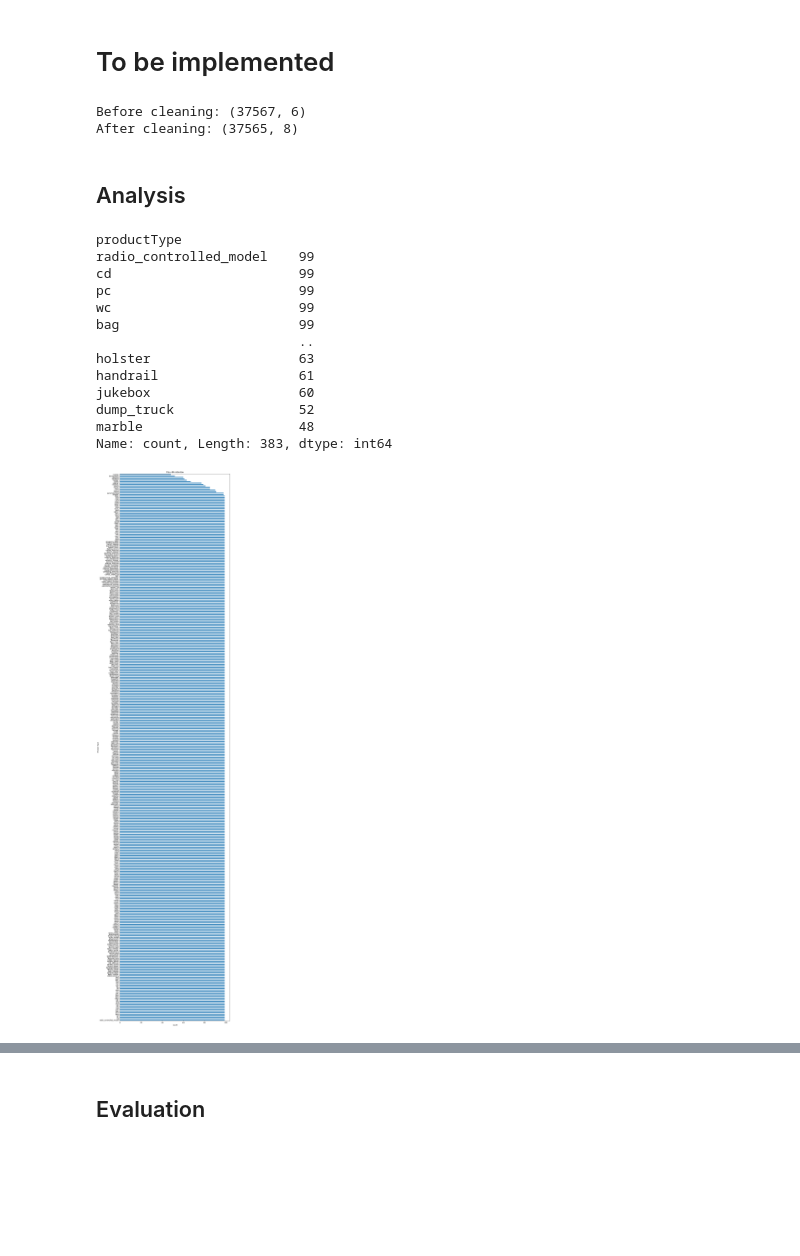
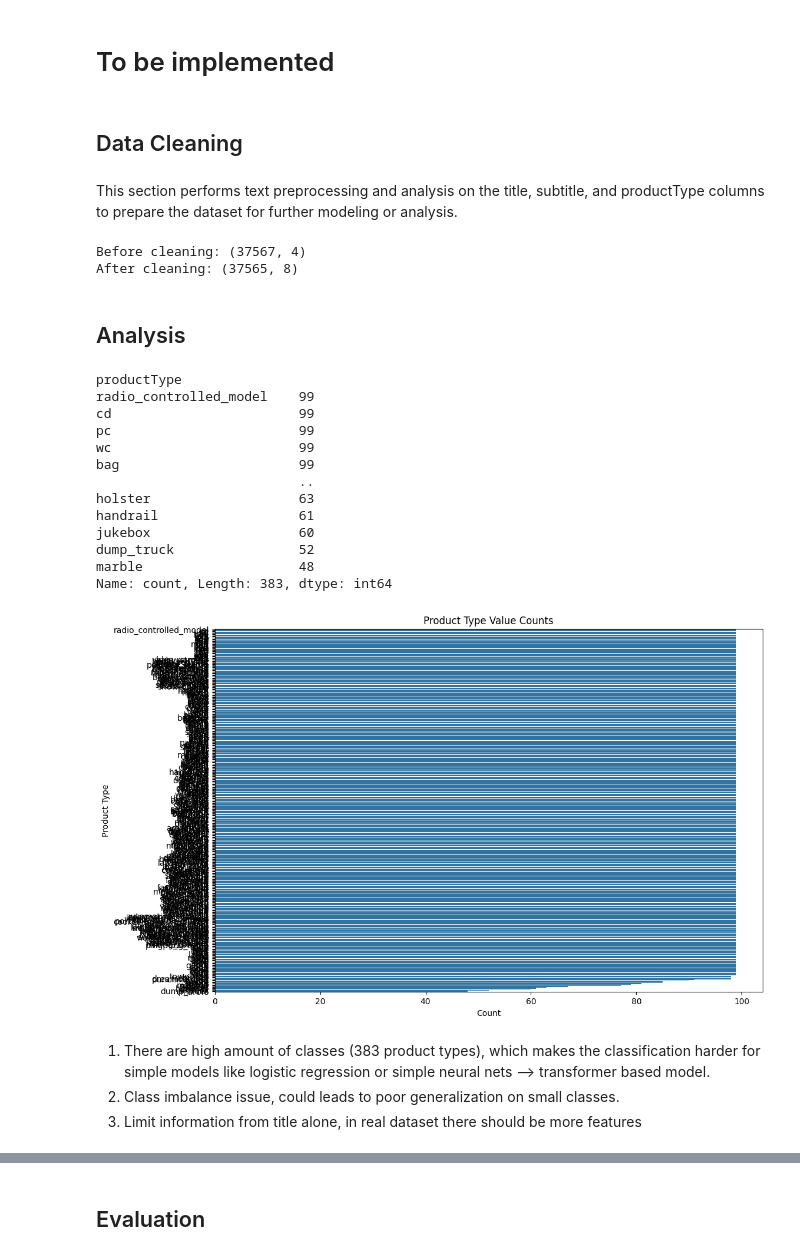
Before and after one commit to vankhoa21991/di-interview-product-classifier, a Jupyter notebook: training/training.ipynb, the cells around one changed output, grey strips where cells are left out. Cells and saved outputs as stored; diff of their text form; code cells hidden in the pictures; blank space fills up the shorter version.

Commit message:
update figures

```diff
--- a/training/training.ipynb
+++ b/training/training.ipynb
@@ -37,64 +46,68 @@ import seaborn as sns
+# %% [markdown]
+## Data Cleaning
+# %% [markdown]
+This section performs text preprocessing and analysis on the title, subtitle, and productType columns to prepare the dataset for further modeling or analysis.
 # %%
-# 2. Text Length Analysis
+# 1. Initial Shape Check
 print(f'Before cleaning: {df_load.shape}')
 
+# 2. Combine Text Fields
 df_load['combined_text'] = df_load['title'] + ' ' + df_load['subtitle']
 
+# 3. Text Length Calculation
 df_load['title_length'] = df_load['title'].apply(len)
 df_load['subtitle_length'] = df_load['subtitle'].apply(len)
 df_load['combined_length'] = df_load['combined_text'].apply(len)
 
-# Set all to lowercase and remove non-alphanumeric characters
+# 4. Set all to lowercase and remove non-alphanumeric characters
 df_load['subtitle'] = df_load['subtitle'].str.lower().str.replace('[^\w\s]', '', regex=True).fillna('')
 
-# Remove rows with empty title or subtitle
+# 5. Remove rows with empty title or subtitle
 df_load = df_load[df_load['title'].notna() & df_load['subtitle'].notna()]
+df_load = df_load[df_load['productType'].notna()]
 df_load = df_load[df_load['title'] != '']
 df_load = df_load[df_load['productType'] != '']
 
-# Remove rows with empty productType
-df_load = df_load[df_load['productType'].notna()]
-
-# remove space in beginning and end of title and subtitle
+# 6. Trim Whitespace
 df_load['title'] = df_load['title'].str.strip()
 df_load['subtitle'] = df_load['subtitle'].str.strip()
-
-# remove space in beginning and end of productType
 df_load['productType'] = df_load['productType'].str.strip()
 
 
-# After cleaning
+# 7. Final Shape Check
 print(f'After cleaning: {df_load.shape}')
 # %% [output]
-Before cleaning: (37567, 6)
+Before cleaning: (37567, 4)
 After cleaning: (37565, 8)
 # %% [markdown]
 ## Analysis
-# %%
-print(df_load['productType'].value_counts())
-# %% [output]
-productType
-radio_controlled_model    99
-cd                        99
-pc                        99
-wc                        99
-bag                       99
-                          ..
-holster                   63
-handrail                  61
-jukebox                   60
-dump_truck                52
-marble                    48
-Name: count, Length: 383, dtype: int64
 # %%
-# 1. Class Distribution
-plt.figure(figsize=(12, 60))
-# horizontal bar chart
-df_load['productType'].value_counts().plot(kind='barh')
-plt.title('Class Distribution')
+print(df_load['productType'].value_counts())
+
+# plot the value counts
+plt.figure(figsize=(12, 8))
+sns.barplot(y=df_load['productType'].value_counts().index, x=df_load['productType'].value_counts().values)
+plt.title('Product Type Value Counts')
 plt.xlabel('Count')
 plt.ylabel('Product Type')
-plt.show()
+plt.savefig('product_type_value_counts.png')
 # %% [output]
+productType
+radio_controlled_model    99
+cd                        99
+pc                        99
+wc                        99
+bag                       99
+                          ..
+holster                   63
+handrail                  61
+jukebox                   60
+dump_truck                52
+marble                    48
+Name: count, Length: 383, dtype: int64
-[figure, old version]
+[figure, new version]
+# %% [markdown]
+1. There are high amount of classes (383 product types), which makes the classification harder for simple models like logistic regression or simple neural nets --> transformer based model.
+2. Class imbalance issue, could leads to poor generalization on small classes.
+3. Limit information from title alone, in real dataset there should be more features
 # %%
```
Also changed, not shown: parts of 22 cells of this notebook, 9 other files.
